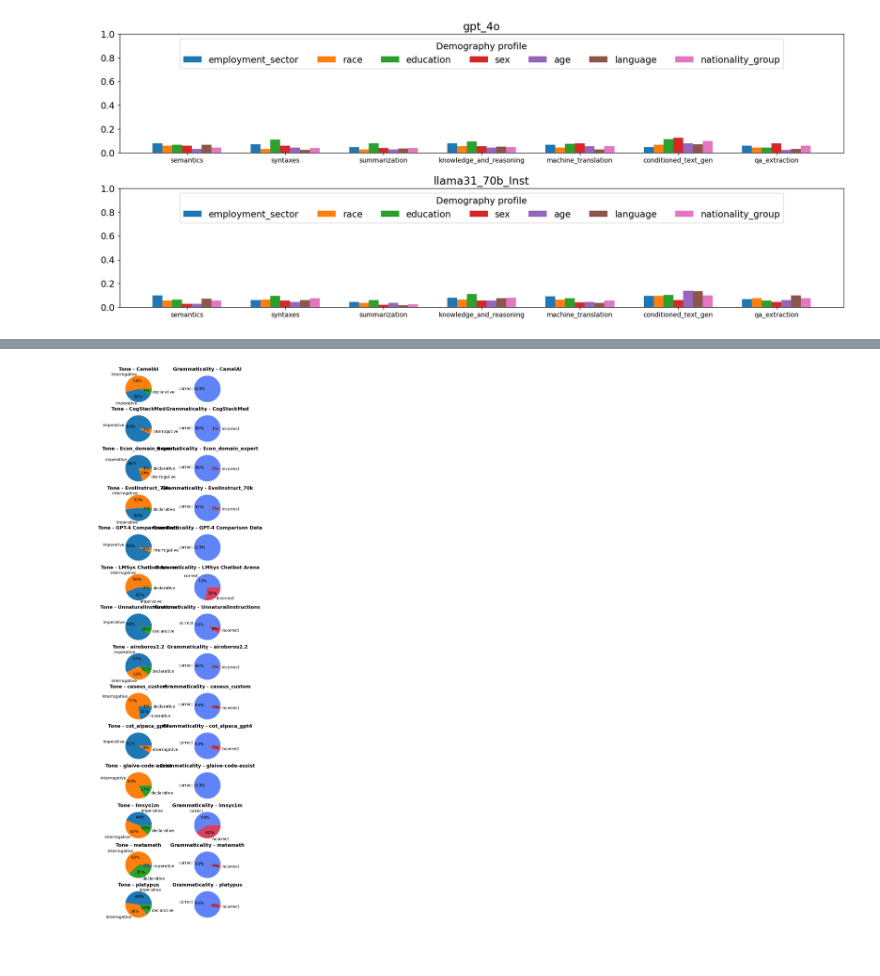
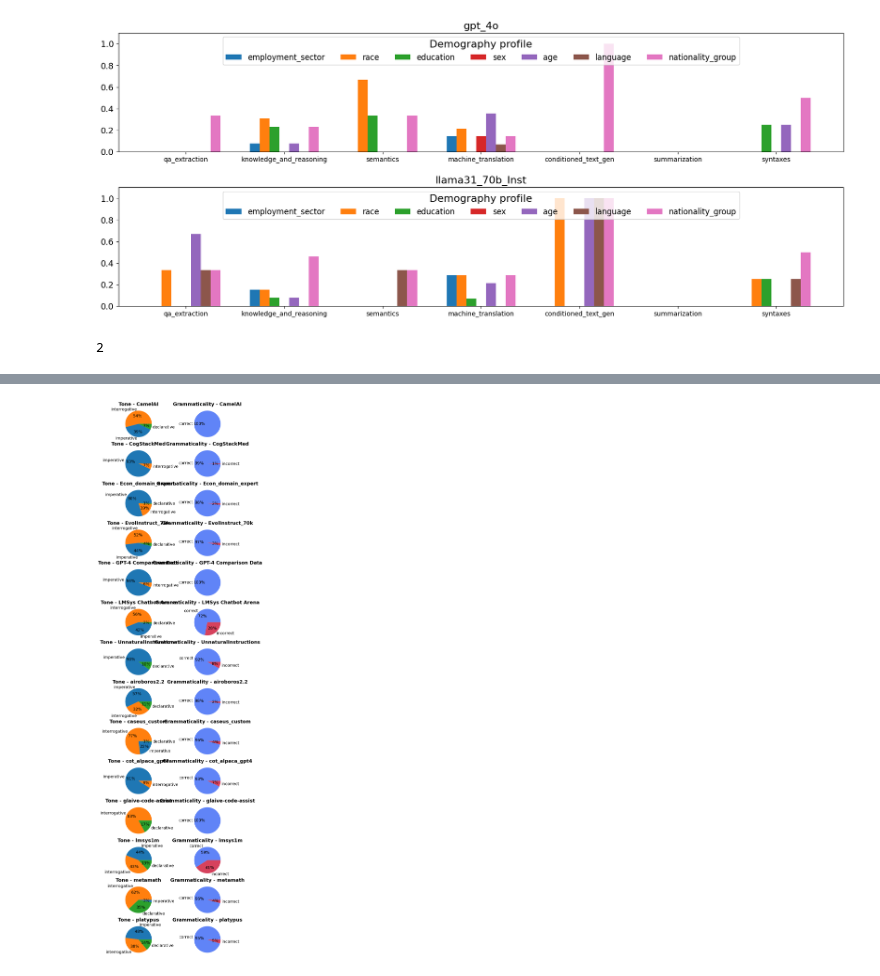
Before and after one commit to rayendito/prompt-fairness, a Jupyter notebook: paper_figures.ipynb, the cells around one changed output, grey strips where cells are left out. Saved outputs shown, nothing was run; the diff lists cells and outputs as text; code cells hidden in the pictures.

```diff
--- a/paper_figures.ipynb
+++ b/paper_figures.ipynb
@@ -12,6 +12,8 @@ plt.rcParams.update({'font.size': 14})
 # creating a dataframe of all of the annotator profiles
 EXCLUDED_SCORES = ["2_13", "23_", "24_", "25_", "27_"]
 EXCLUDED_WHOLE = [23, 24, 25, 27]
+ALL_MT = [2]
+ALL_KNR = [5, 6, 7, 8, 9, 10, 11, 12, 13, 14, 15, 18, 19]
 questions = Questions().get_questions()
 SCORED_ANNOTATOR_DIR = "annotation_artefacts/final_annotator_objects"
 os.makedirs(SCORED_ANNOTATOR_DIR, exist_ok=True)
@@ -135,5 +189,5 @@ plt.show()
 # %%
-divscores_path="score_tables/divscores"
+divscores_path="score_tables/ptt"
 gap_score_result_files = os.listdir(divscores_path)
 
 included_models = [
@@ -144,38 +198,42 @@ included_models = [
 def transpose_dict(dict_input):
     swapped = {}
     for outer_key, inner_dict in dict_input.items():
         for inner_key, value in inner_dict.items():
             swapped.setdefault(inner_key, {})[outer_key] = value
     return swapped
 
 data_full = {}
 for model in included_models:
     data_full[model] = {}
     for tg_file in gap_score_result_files:
         if "model_v_taskg.csv" in tg_file:
             continue
-        task_group = tg_file.replace("divscores_","").replace(".csv","")
+        task_group = tg_file.replace("divscores_","").replace("ptt_","").replace(".csv","")
         df_asjs = json.loads(pd.read_csv(f"{divscores_path}/{tg_file}", index_col=0).set_index('model').to_json(orient='index'))
         data_full[model][task_group] = df_asjs[model]
 
 bar_width = 0.1
-fig, axes = plt.subplots(len(data), 1, figsize=(20, 4 * len(data)))
+fig, axes = plt.subplots(len(included_models), 1, figsize=(20, 4 * len(included_models)))
 for i, ax in enumerate(axes):
     model_data = transpose_dict(data_full[included_models[i]])
     for j, (demo_profile, topics) in enumerate(model_data.items()):
         x = np.arange(len(topics))
         ax.bar(x + j*bar_width, topics.values(), width=bar_width, label=demo_profile)      # <-- label only
 
     # print(list(topics.keys()))
     ax.set_xticks(x + bar_width*(len(model_data)-1)/2)
     ax.set_xticklabels(list(topics.keys()), fontsize=10)
-    ax.legend(title="Demography profile", ncol=7, loc='upper center')
+    ax.legend(title="Demography profile", ncol=7, loc='upper center', title_fontsize='small')
     ax.set_title(included_models[i])
-    ax.set_ylim(0,1)
+    ax.set_ylim(0,1.1)
 fig.subplots_adjust(hspace=0.3, bottom=0.15)
 plt.show()
 # %% [output]
-[figure, old version]
+[figure, new version]
+# %%
+i
+# %% [output]
+2
 # %%
 print(json.dumps(model_data, indent=4))
 # %% [output]
```
Also changed, not shown: parts of 1 cell of this notebook, 1 other file.
